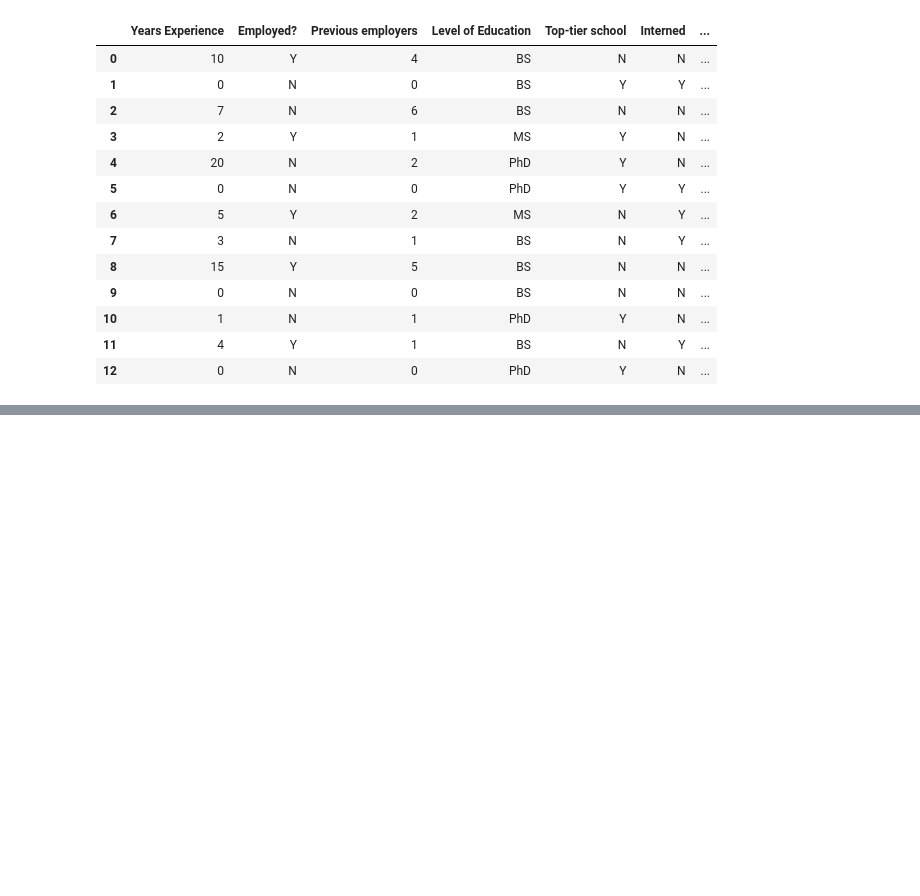
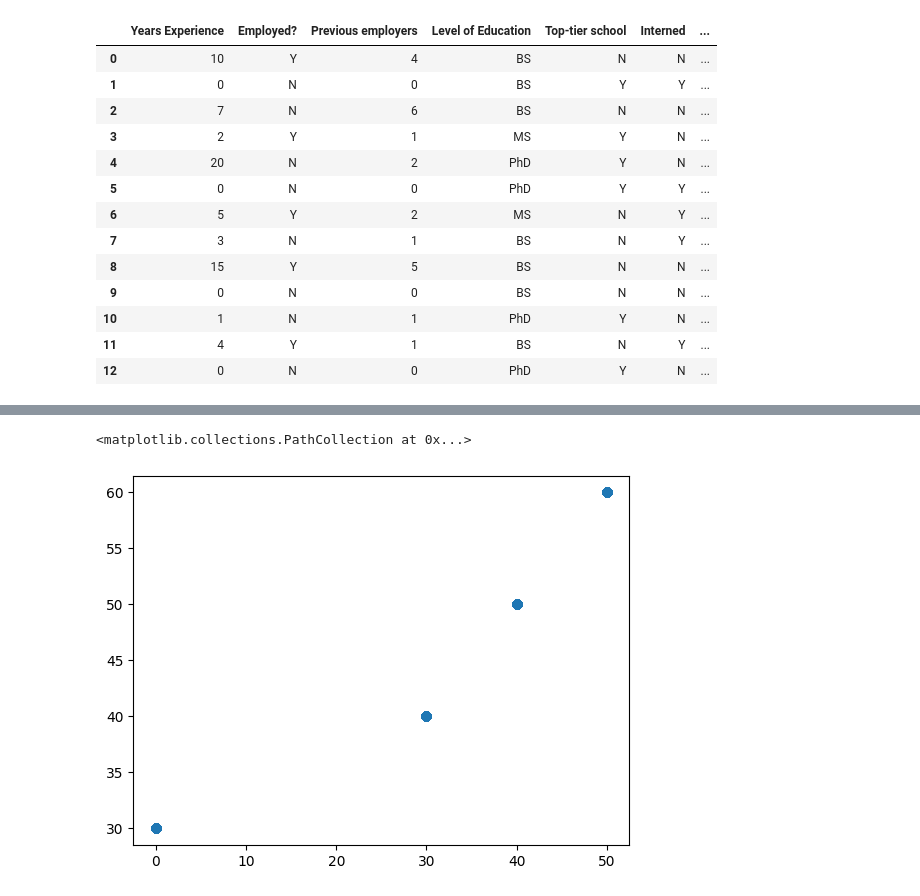
Before and after one commit to Shu2301/Data_Mining, a Jupyter notebook: Week2/19522431-Lab2.ipynb, the cells around one changed output, grey strips where cells are left out. Drawn from its saved outputs; the diff is of its cells as text; code cells hidden in the pictures; blank space fills up the shorter version.

```diff
--- a/Week2/19522431-Lab2.ipynb
+++ b/Week2/19522431-Lab2.ipynb
@@ -1053,0 +1144,5 @@ df
+# %%
+plt.scatter(df['LowestSalary'], df['HighestSalary'])
+# %% [output]
+<matplotlib.collections.PathCollection at 0x...>
+[figure, added]
```
Also changed, not shown: parts of 22 cells of this notebook, 2 other files.
